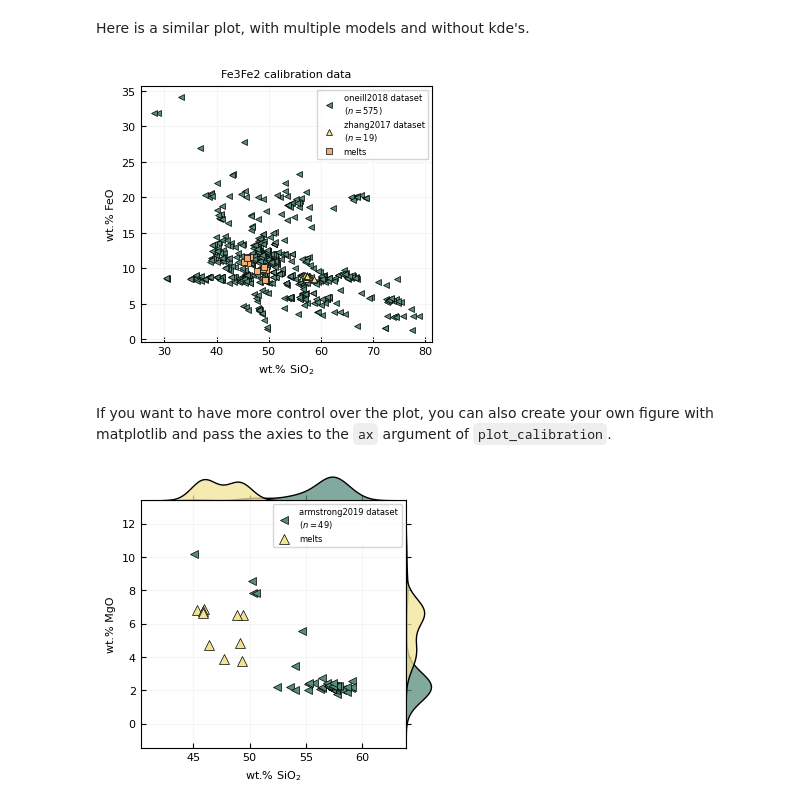
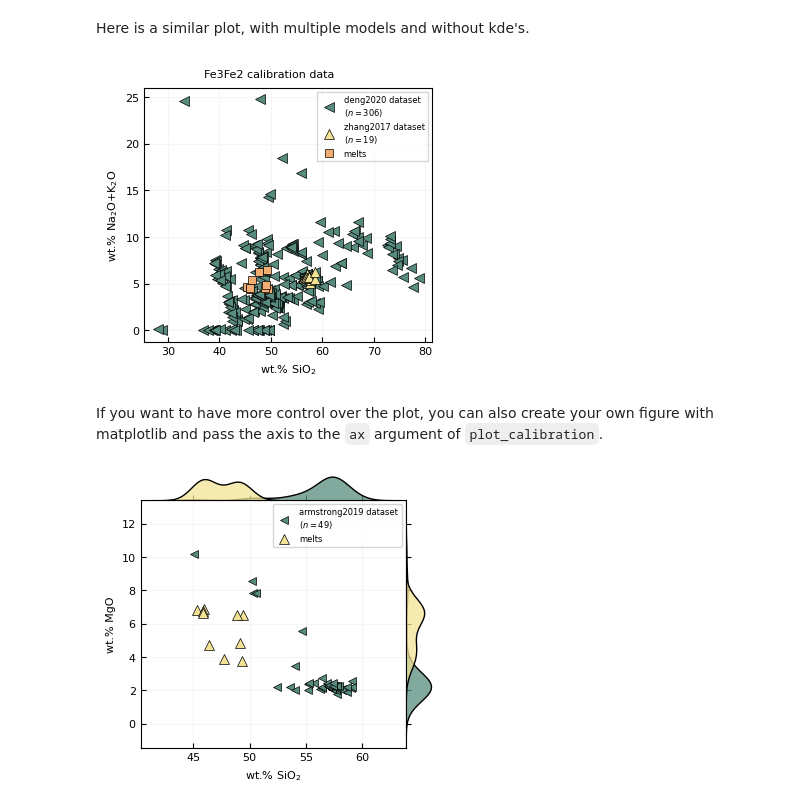
Before and after one commit to TDGerve/MagmaPandas, a Jupyter notebook: docs/source/notebooks/calibration_plots.ipynb, the cells around one changed output. Drawn from its saved outputs; the diff is of its cells as text; code cells hidden in the pictures.

```diff
--- a/docs/source/notebooks/calibration_plots.ipynb
+++ b/docs/source/notebooks/calibration_plots.ipynb
@@ -202,22 +202,24 @@ plt.show()
 Here is a similar plot, with multiple models and without kde's.
 # %%
 x = "SiO2"
-y = "FeO"
+y = ["Na2O", "K2O"]
 
 plot_calibration(
     parameter="Fe3Fe2",
-    models=["oneill2018", "zhang2017"],
+    models=["deng2020", "zhang2017"],
     melts=melt,
     x_elements=x,
     y_elements=y,
-    sidekde=False
+    sidekde=False,
+    melt_props={"markersize": 6},
+    calibration_props={"markersize":7}
 )
 
 plt.show()
 # %% [output]
-[figure, old version]
+[figure, new version]
 # %% [markdown]
-If you want to have more control over the plot, you can also create your own figure with matplotlib and pass the axies to the `ax` argument of `plot_calibration`.
+If you want to have more control over the plot, you can also create your own figure with matplotlib and pass the axis to the `ax` argument of `plot_calibration`.
 # %%
 mm = 1 / 25.4
 gp.layout(colors=gp.colors.campfire)
```
Also changed, not shown: parts of 9 cells of this notebook, 1 other file.
